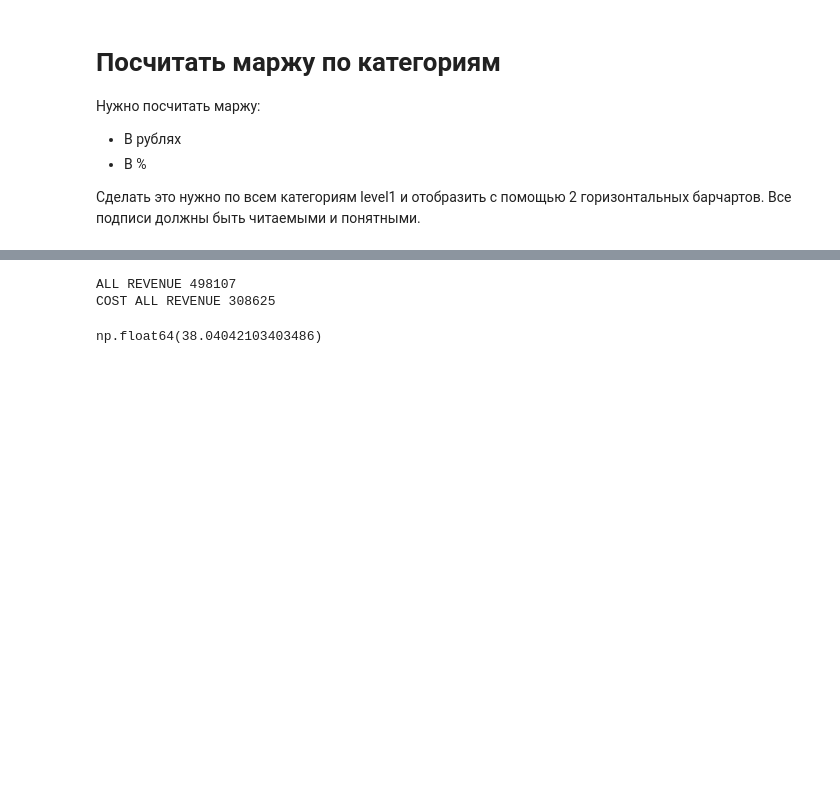
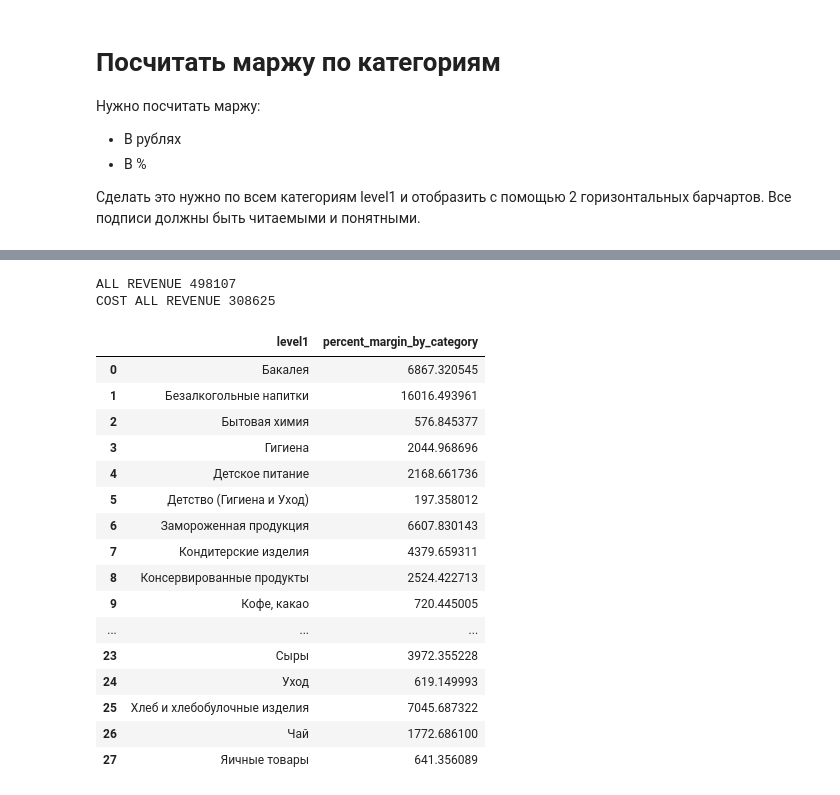
Before and after one commit to Putinka1993/Simulate, a Jupyter notebook: final_python_samokat/test_Samokat.ipynb, the cells around one changed output, grey strips where cells are left out. Saved outputs shown, nothing was run; the diff lists cells and outputs as text; code cells hidden in the pictures; blank space fills up the shorter version.

```diff
--- a/final_python_samokat/test_Samokat.ipynb
+++ b/final_python_samokat/test_Samokat.ipynb
@@ -237,10 +237,30 @@ merge_table.head(3)
 # %%
 print(f'ALL REVENUE {merge_table['total_price'].sum()}')
 print(f'COST ALL REVENUE {merge_table['cost_total_price'].sum()}')
-
-
-(merge_table['total_price'].sum() - merge_table['cost_total_price'].sum()) / merge_table['total_price'].sum() * 100.0
 # %% [output]
 ALL REVENUE 498107
 COST ALL REVENUE 308625
-np.float64(38.04042103403486)
+# %%
+merge_table['percent_marginality'] = (merge_table['total_price'] - merge_table['cost_total_price']) / merge_table['total_price'] * 100.0
+result_margin_by_category = merge_table.groupby('level1').agg(
+    percent_margin_by_category = ('percent_marginality', 'sum')
+).reset_index()
+result_margin_by_category
+# %% [output]
+|  | level1 | percent_margin_by_category |
+| 0 | Бакалея | 6867.320545 |
+| 1 | Безалкогольные напитки | 16016.493961 |
+| 2 | Бытовая химия | 576.845377 |
+| 3 | Гигиена | 2044.968696 |
+| 4 | Детское питание | 2168.661736 |
+| 5 | Детство (Гигиена и Уход) | 197.358012 |
+| 6 | Замороженная продукция | 6607.830143 |
+| 7 | Кондитерские изделия | 4379.659311 |
+| 8 | Консервированные продукты | 2524.422713 |
+| 9 | Кофе, какао | 720.445005 |
+| ... | ... | ... |
+| 23 | Сыры | 3972.355228 |
+| 24 | Уход | 619.149993 |
+| 25 | Хлеб и хлебобулочные изделия | 7045.687322 |
+| 26 | Чай | 1772.686100 |
+| 27 | Яичные товары | 641.356089 |
```
